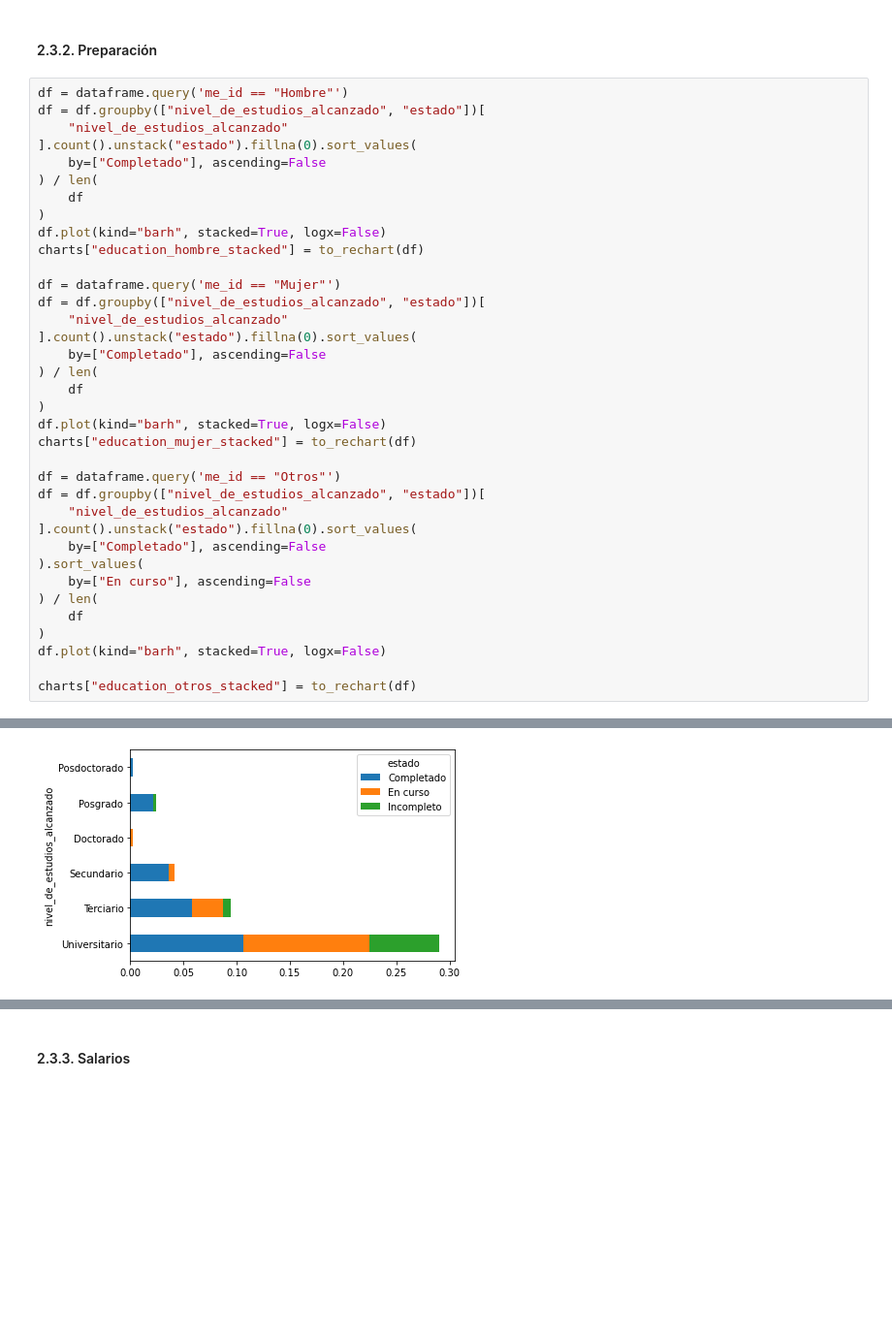
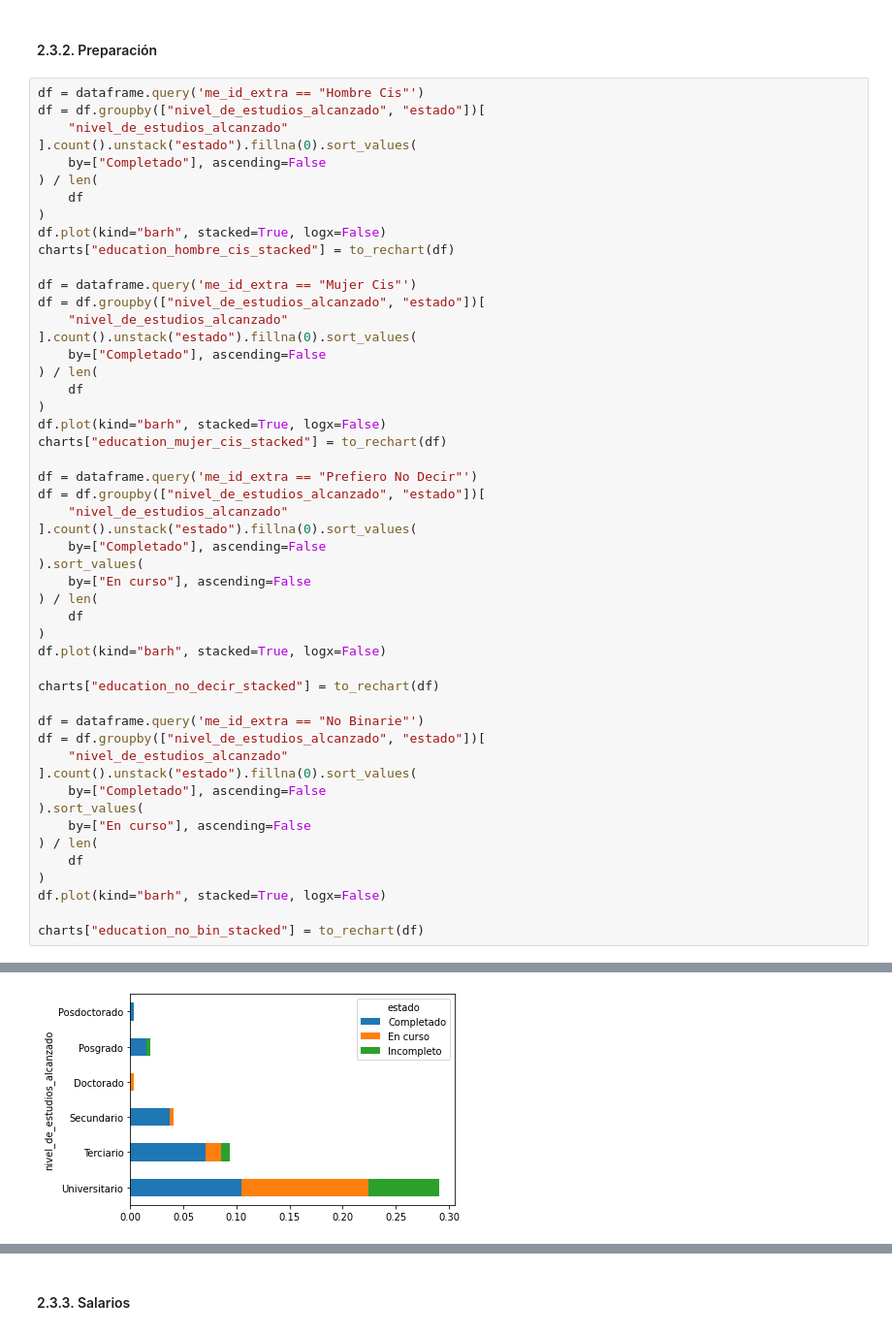
Before and after one commit to SebastianESaavedra/openqube-sueldos, a Jupyter notebook: pipeline/data-analysis.ipynb, the cells around one changed output, grey strips where cells are left out. Shown at 97% size. Cells and saved outputs as stored; diff of their text form; blank space fills up the shorter version.

Commit message:
change self identification groups

```diff
--- a/pipeline/data-analysis.ipynb
+++ b/pipeline/data-analysis.ipynb
@@ -1499,7 +1515,7 @@ df.loc[ix_rest, "me_id"] = "Otros"
 # %% [markdown]
 #### 2.3.2. Preparación
 # %%
-df = dataframe.query('me_id == "Hombre"')
+df = dataframe.query('me_id_extra == "Hombre Cis"')
 df = df.groupby(["nivel_de_estudios_alcanzado", "estado"])[
     "nivel_de_estudios_alcanzado"
 ].count().unstack("estado").fillna(0).sort_values(
@@ -1508,9 +1524,9 @@ df = df.groupby(["nivel_de_estudios_alcanzado", "estado"])[
     df
 )
 df.plot(kind="barh", stacked=True, logx=False)
-charts["education_hombre_stacked"] = to_rechart(df)
+charts["education_hombre_cis_stacked"] = to_rechart(df)
 
-df = dataframe.query('me_id == "Mujer"')
+df = dataframe.query('me_id_extra == "Mujer Cis"')
 df = df.groupby(["nivel_de_estudios_alcanzado", "estado"])[
     "nivel_de_estudios_alcanzado"
 ].count().unstack("estado").fillna(0).sort_values(
@@ -1519,9 +1535,9 @@ df = df.groupby(["nivel_de_estudios_alcanzado", "estado"])[
     df
 )
 df.plot(kind="barh", stacked=True, logx=False)
-charts["education_mujer_stacked"] = to_rechart(df)
+charts["education_mujer_cis_stacked"] = to_rechart(df)
 
-df = dataframe.query('me_id == "Otros"')
+df = dataframe.query('me_id_extra == "Prefiero No Decir"')
 df = df.groupby(["nivel_de_estudios_alcanzado", "estado"])[
     "nivel_de_estudios_alcanzado"
 ].count().unstack("estado").fillna(0).sort_values(
@@ -1533,5 +1549,19 @@ df = df.groupby(["nivel_de_estudios_alcanzado", "estado"])[
 )
 df.plot(kind="barh", stacked=True, logx=False)
 
-charts["education_otros_stacked"] = to_rechart(df)
+charts["education_no_decir_stacked"] = to_rechart(df)
+
+df = dataframe.query('me_id_extra == "No Binarie"')
+df = df.groupby(["nivel_de_estudios_alcanzado", "estado"])[
+    "nivel_de_estudios_alcanzado"
+].count().unstack("estado").fillna(0).sort_values(
+    by=["Completado"], ascending=False
+).sort_values(
+    by=["En curso"], ascending=False
+) / len(
+    df
+)
+df.plot(kind="barh", stacked=True, logx=False)
+
+charts["education_no_bin_stacked"] = to_rechart(df)
 # %% [output]
@@ -1539,2 +1569,2 @@ charts["education_otros_stacked"] = to_rechart(df)
 [figure]
-[figure, old version]
+[figure, new version]
```
Also changed, not shown: parts of 11 cells of this notebook.
